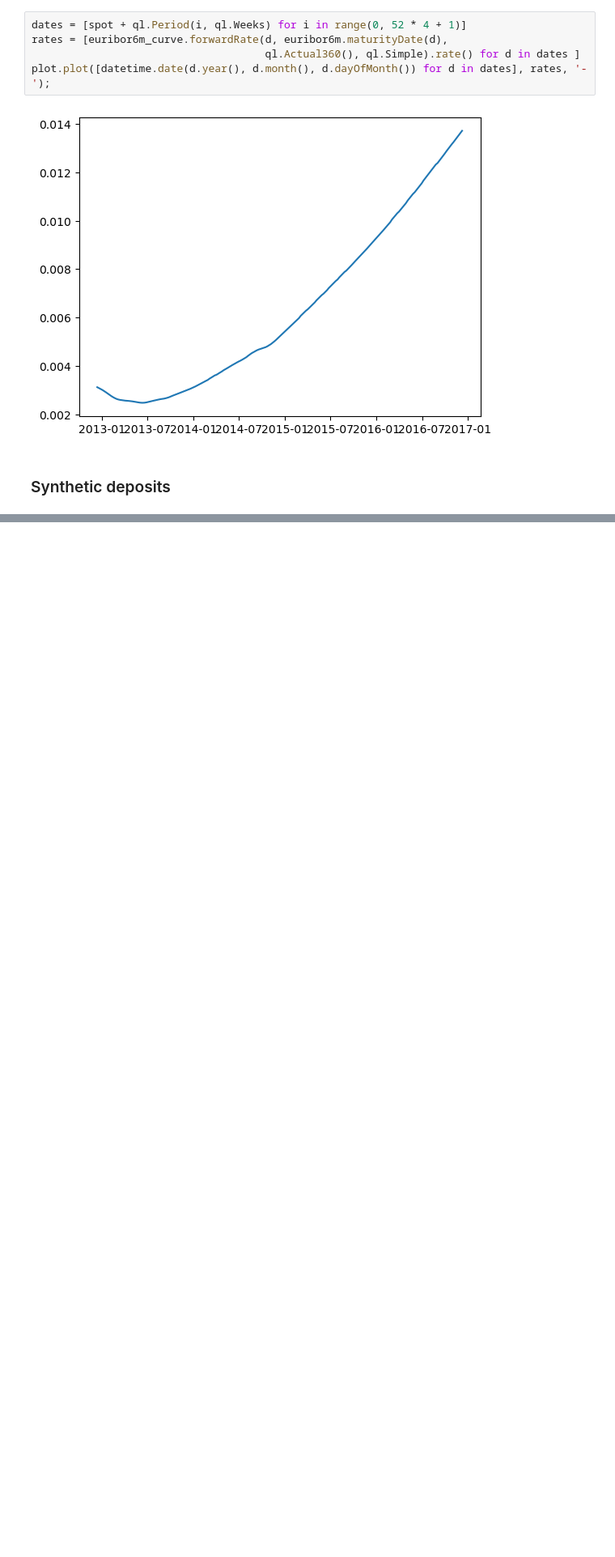
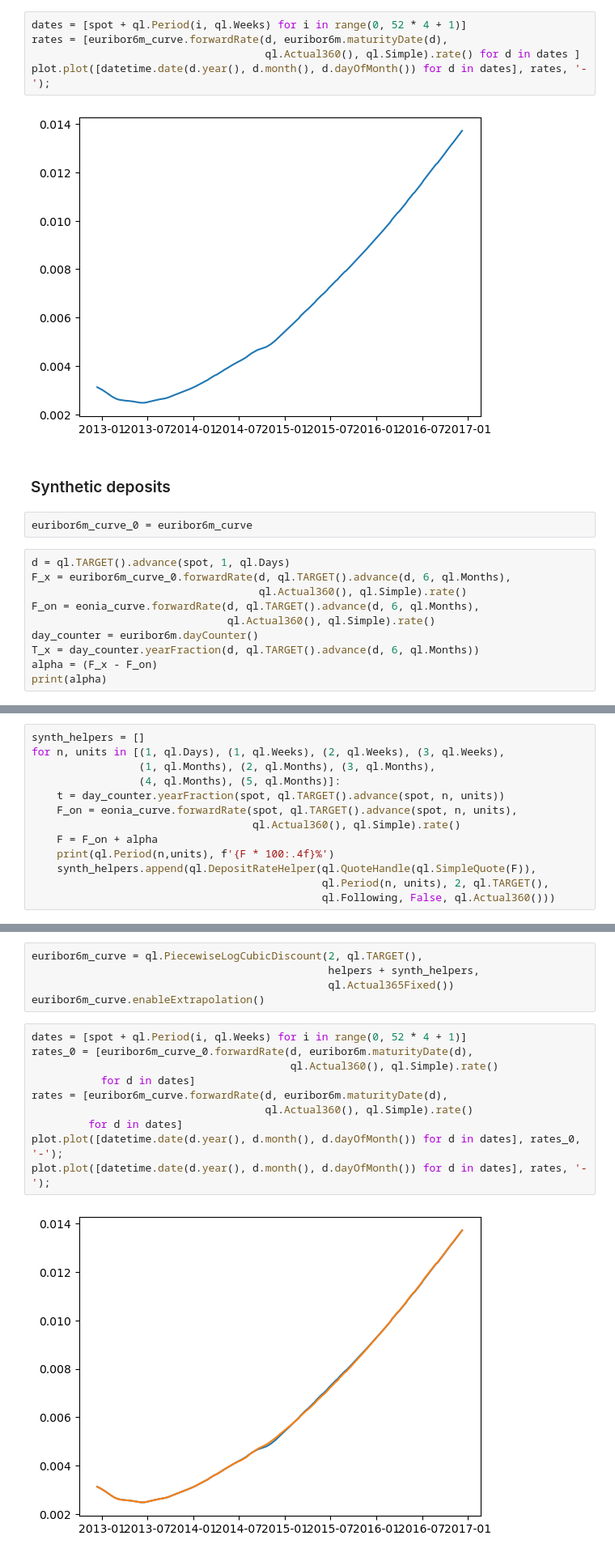
Before and after one commit to marcobonifacio/apps-and-games, a Jupyter notebook: quantlib/cookbook/7. Euribor curve bootstrapping.ipynb, the cells around one changed output, grey strips where cells are left out. Shown at 81% size. Saved outputs shown, nothing was run; the diff lists cells and outputs as text; blank space fills up the shorter version.

Commit message:
Add yield curve notebook

```diff
--- a/quantlib/cookbook/7. Euribor curve bootstrapping.ipynb
+++ b/quantlib/cookbook/7. Euribor curve bootstrapping.ipynb
@@ -104,3 +104,15 @@ plot.plot([datetime.date(d.year(), d.month(), d.dayOfMonth()) for d in dates], r
 [figure]
 # %% [markdown]
 ### Synthetic deposits ###
+# %%
+euribor6m_curve_0 = euribor6m_curve
+# %%
+d = ql.TARGET().advance(spot, 1, ql.Days)
+F_x = euribor6m_curve_0.forwardRate(d, ql.TARGET().advance(d, 6, ql.Months),
+                                    ql.Actual360(), ql.Simple).rate()
+F_on = eonia_curve.forwardRate(d, ql.TARGET().advance(d, 6, ql.Months),
+                               ql.Actual360(), ql.Simple).rate()
+day_counter = euribor6m.dayCounter()
+T_x = day_counter.yearFraction(d, ql.TARGET().advance(d, 6, ql.Months))
+alpha = (F_x - F_on)
+print(alpha)
@@ -106,0 +121,13 @@ plot.plot([datetime.date(d.year(), d.month(), d.dayOfMonth()) for d in dates], r
+# %%
+synth_helpers = []
+for n, units in [(1, ql.Days), (1, ql.Weeks), (2, ql.Weeks), (3, ql.Weeks),
+                 (1, ql.Months), (2, ql.Months), (3, ql.Months),
+                 (4, ql.Months), (5, ql.Months)]:
+    t = day_counter.yearFraction(spot, ql.TARGET().advance(spot, n, units))
+    F_on = eonia_curve.forwardRate(spot, ql.TARGET().advance(spot, n, units),
+                                   ql.Actual360(), ql.Simple).rate()
+    F = F_on + alpha
+    print(ql.Period(n,units), f'{F * 100:.4f}%')
+    synth_helpers.append(ql.DepositRateHelper(ql.QuoteHandle(ql.SimpleQuote(F)),
+                                              ql.Period(n, units), 2, ql.TARGET(),
+                                              ql.Following, False, ql.Actual360()))
@@ -106,0 +144,17 @@ plot.plot([datetime.date(d.year(), d.month(), d.dayOfMonth()) for d in dates], r
+# %%
+euribor6m_curve = ql.PiecewiseLogCubicDiscount(2, ql.TARGET(),
+                                               helpers + synth_helpers,
+                                               ql.Actual365Fixed())
+euribor6m_curve.enableExtrapolation()
+# %%
+dates = [spot + ql.Period(i, ql.Weeks) for i in range(0, 52 * 4 + 1)]
+rates_0 = [euribor6m_curve_0.forwardRate(d, euribor6m.maturityDate(d),
+                                         ql.Actual360(), ql.Simple).rate()
+           for d in dates]
+rates = [euribor6m_curve.forwardRate(d, euribor6m.maturityDate(d),
+                                     ql.Actual360(), ql.Simple).rate()
+         for d in dates]
+plot.plot([datetime.date(d.year(), d.month(), d.dayOfMonth()) for d in dates], rates_0, '-');
+plot.plot([datetime.date(d.year(), d.month(), d.dayOfMonth()) for d in dates], rates, '-');
+# %% [output]
+[figure, added]
```
Also changed, not shown: parts of 45 cells of this notebook, 1 other file.
